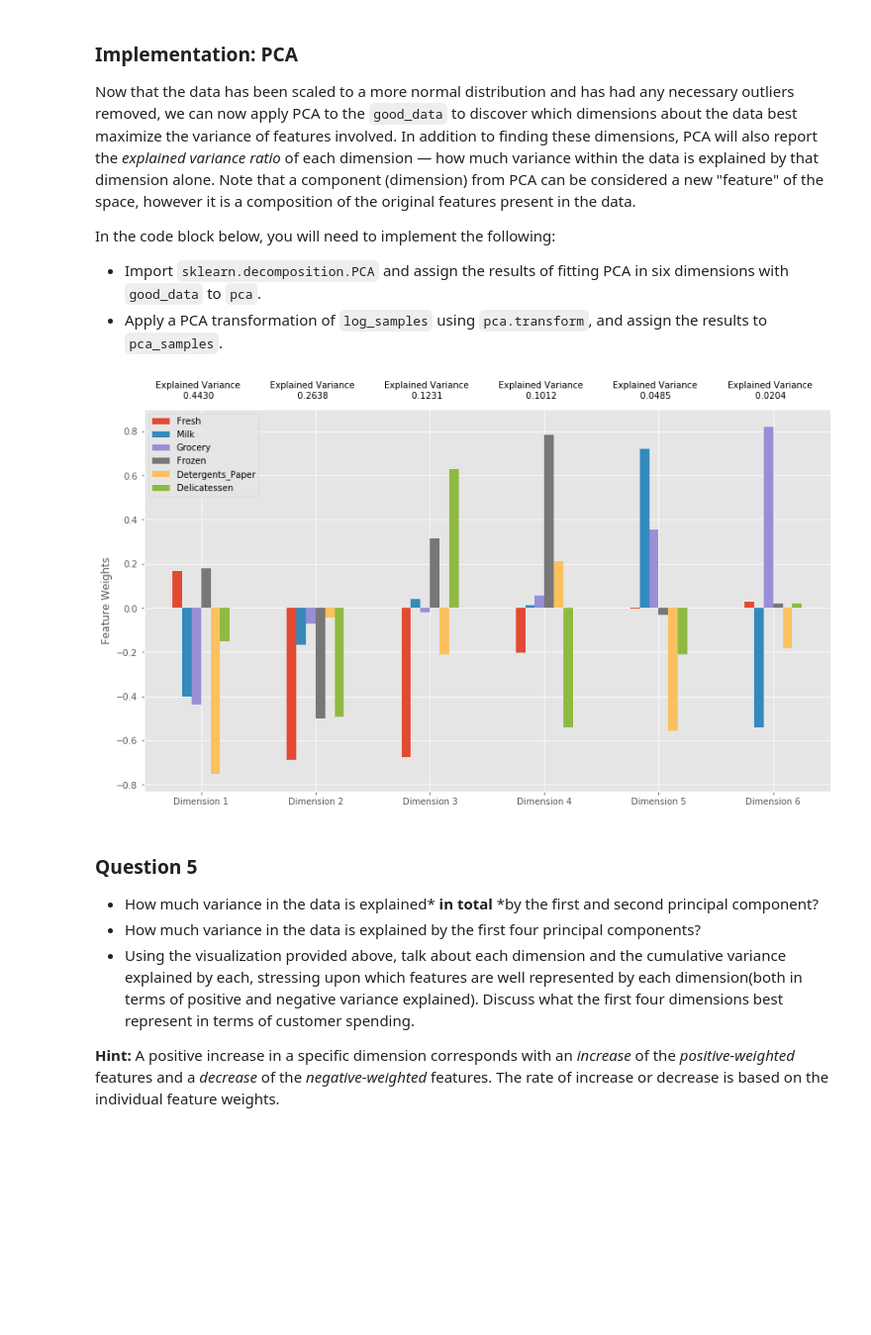
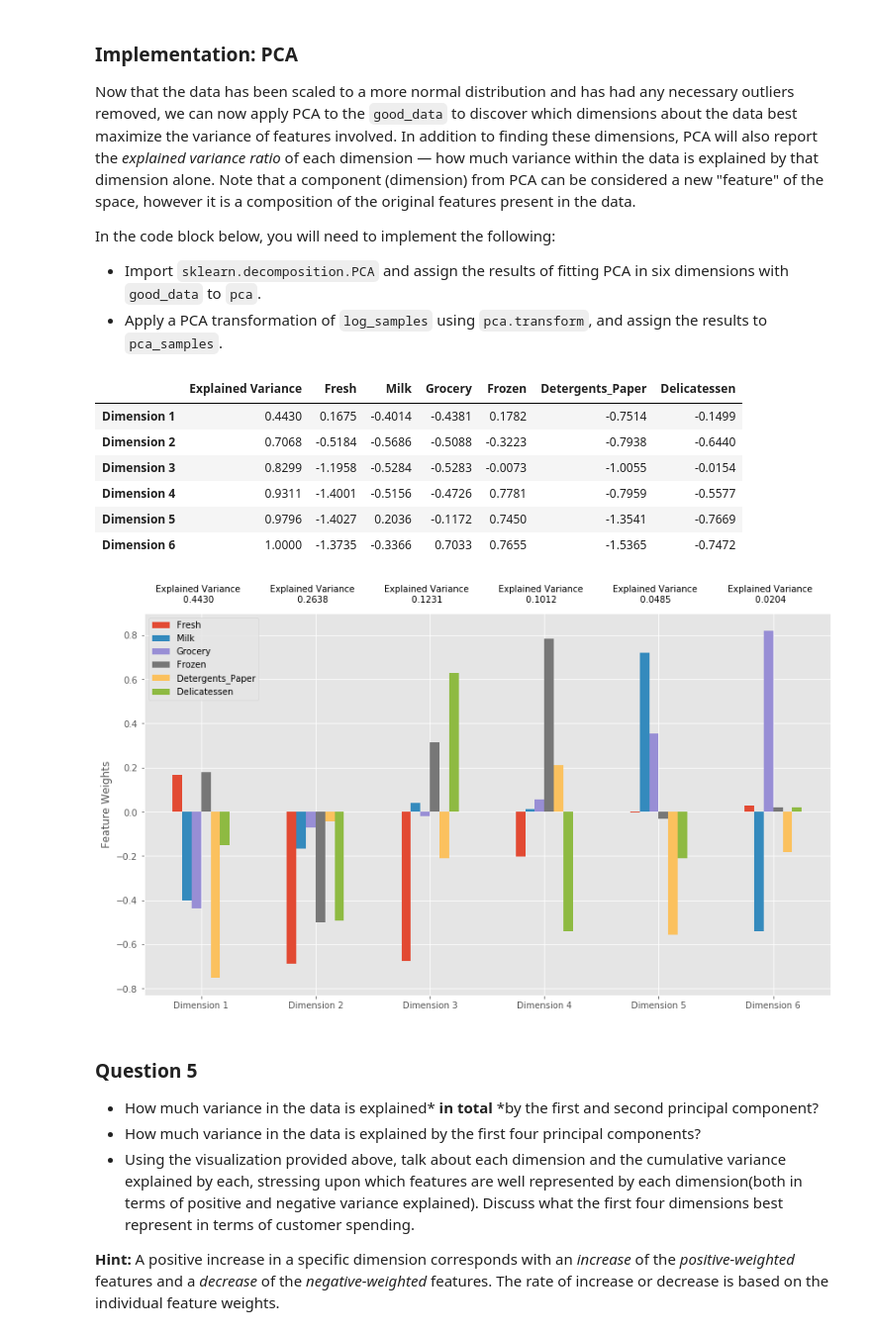
Before and after one commit to jason-r-becker/Machine-Learning-Engineering, a Jupyter notebook: customer_segments/customer_segments.ipynb, the cells around one changed output. Shown: that part at 99% size. Drawn from its saved outputs; the diff is of its cells as text; code cells hidden in the pictures; blank space fills up the shorter version.

```diff
--- a/customer_segments/customer_segments.ipynb
+++ b/customer_segments/customer_segments.ipynb
@@ -367,15 +367,23 @@ In the code block below, you will need to implement the following:
 # %%
 # TODO: Apply PCA by fitting the good data with the same number of dimensions as features
 from sklearn.decomposition import PCA
 pca = PCA(n_components=6, random_state=0)
 pca = pca.fit(good_data)
 
 # TODO: Transform log_samples using the PCA fit above
 pca_samples = pca.transform(log_samples)
 
 # Generate PCA results plot
 pca_results = vs.pca_results(good_data, pca)
+pca_results.cumsum()
 # %% [output]
+|  | Explained Variance | Fresh | Milk | Grocery | Frozen | Detergents_Paper | Delicatessen |
+| Dimension 1 | 0.4430 | 0.1675 | -0.4014 | -0.4381 | 0.1782 | -0.7514 | -0.1499 |
+| Dimension 2 | 0.7068 | -0.5184 | -0.5686 | -0.5088 | -0.3223 | -0.7938 | -0.6440 |
+| Dimension 3 | 0.8299 | -1.1958 | -0.5284 | -0.5283 | -0.0073 | -1.0055 | -0.0154 |
+| Dimension 4 | 0.9311 | -1.4001 | -0.5156 | -0.4726 | 0.7781 | -0.7959 | -0.5577 |
+| Dimension 5 | 0.9796 | -1.4027 | 0.2036 | -0.1172 | 0.7450 | -1.3541 | -0.7669 |
+| Dimension 6 | 1.0000 | -1.3735 | -0.3366 | 0.7033 | 0.7655 | -1.5365 | -0.7472 |
 [figure]
 # %% [markdown]
 ### Question 5
```
Also changed, not shown: parts of 4 cells of this notebook, 1 other file.
